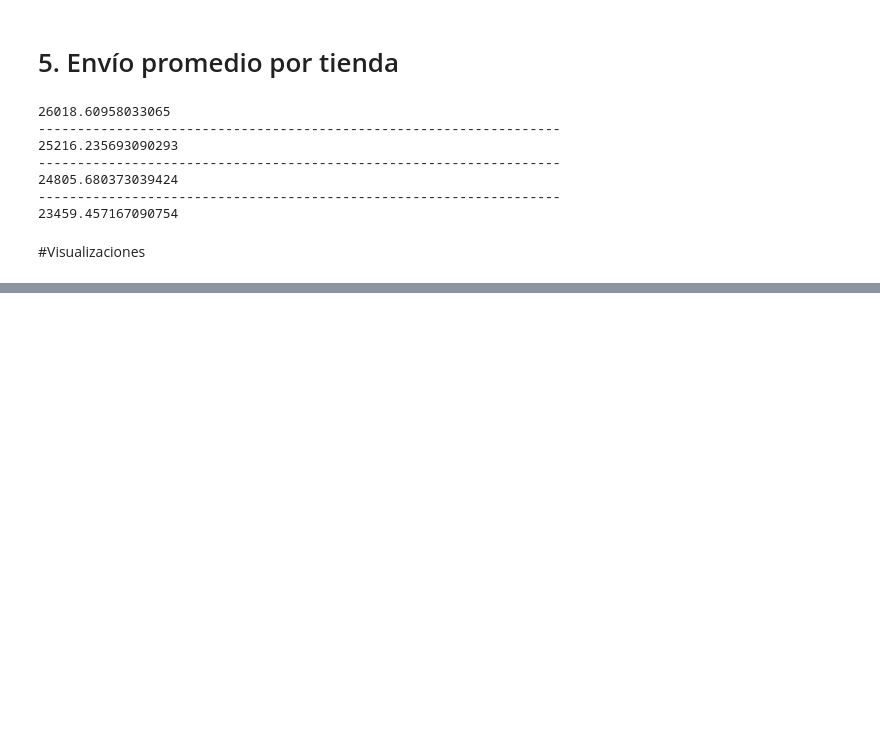
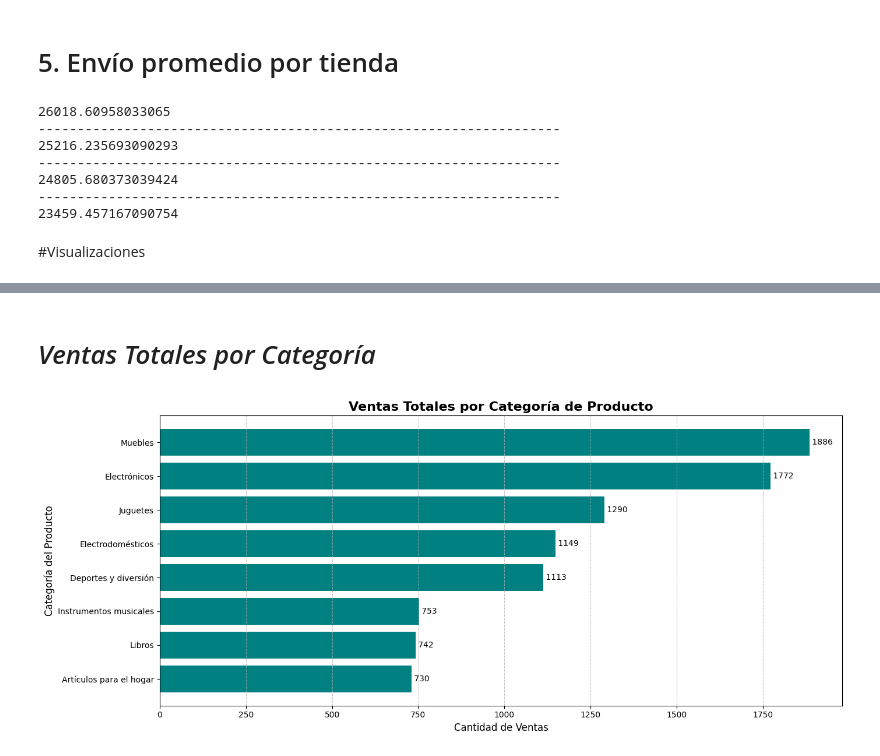
Before and after one commit to TiagoPonti/Alura-Store, a Jupyter notebook: AluraStore/AluraStoreLatam.ipynb, the cells around one changed output, grey strips where cells are left out. Drawn from its saved outputs; the diff is of its cells as text; code cells hidden in the pictures; blank space fills up the shorter version.

```diff
--- a/AluraStore/AluraStoreLatam.ipynb
+++ b/AluraStore/AluraStoreLatam.ipynb
@@ -209,0 +250,16 @@ ingresos_totales=
+# %% [markdown]
+# *Ventas Totales por Categoría*
+# %%
+plt.figure(figsize=(14,6))
+plt.barh(ventas_totales_ordenadas.index, ventas_totales_ordenadas.values, color='teal')
+plt.gca().invert_yaxis()
+plt.title('Ventas Totales por Categoría de Producto', fontsize=16, fontweight='bold')
+plt.xlabel('Cantidad de Ventas', fontsize=12)
+plt.ylabel('Categoría del Producto', fontsize=12)
+for index, value in enumerate(ventas_totales_ordenadas.values):
+    plt.text(value, index, f' {value}', va='center')
+plt.grid(axis='x', linestyle='--', alpha=0.7)
+plt.tight_layout()
+plt.show()
+# %% [output]
+[figure, added]
```
Also changed, not shown: parts of 10 cells of this notebook.
